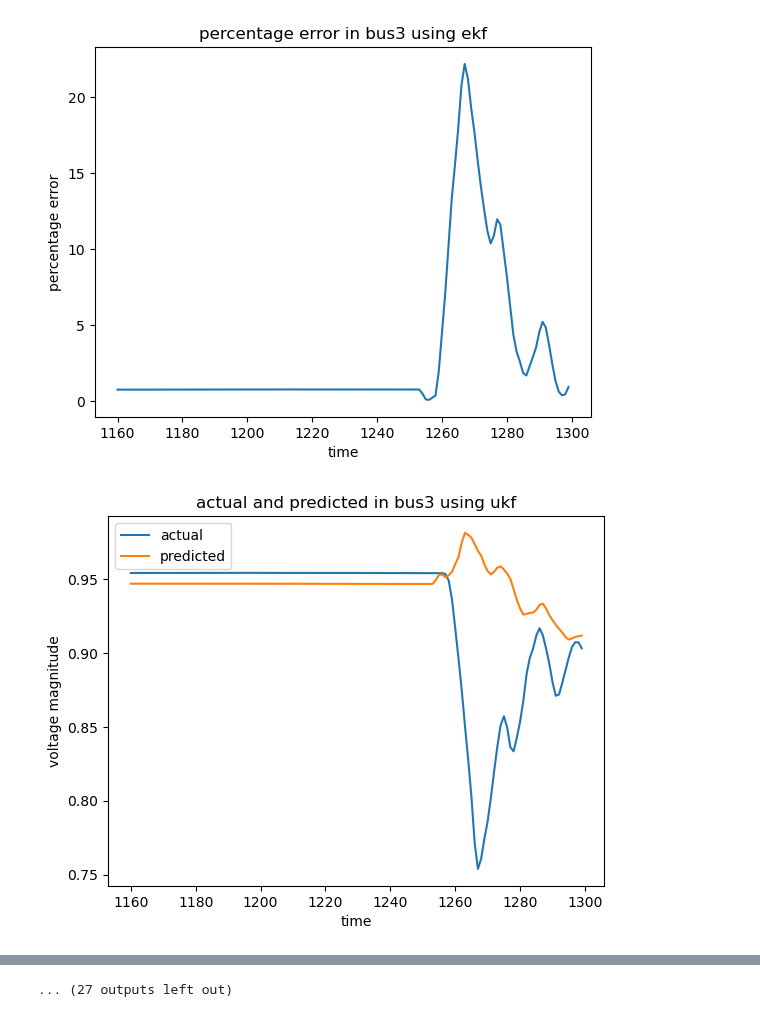
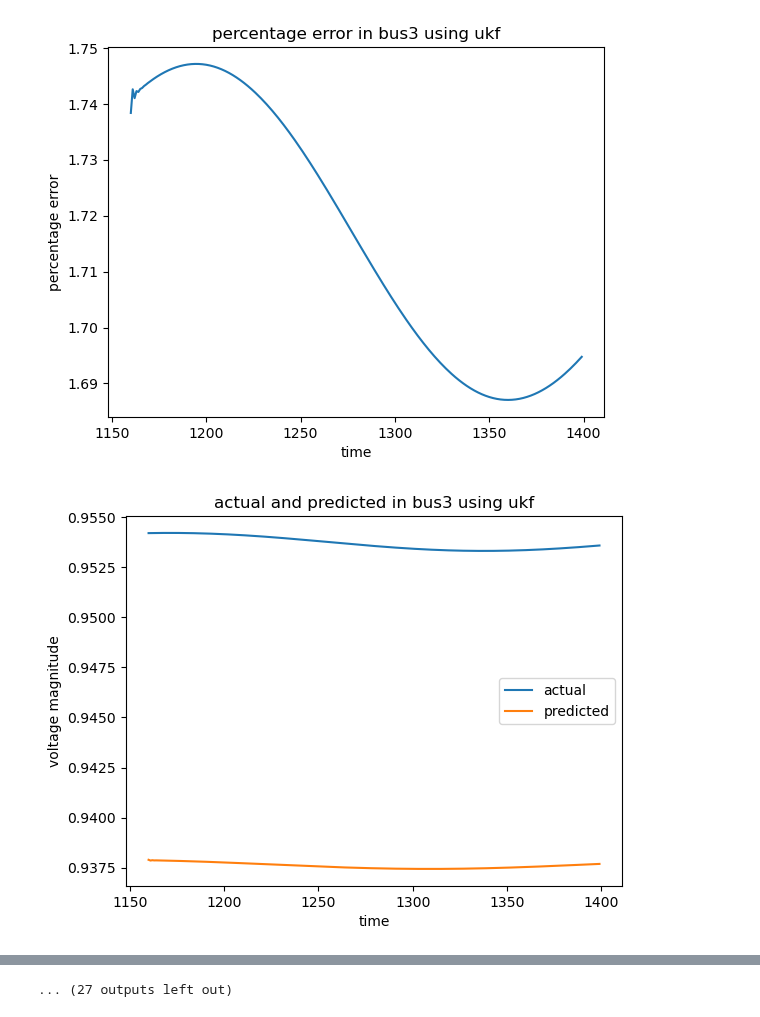
Before and after one commit to ayush-thakur/DSE_IEEE_14_bus, a Jupyter notebook: DSE_UKF_2.ipynb, the cells around one changed output, grey strips where cells are left out. Saved outputs shown, nothing was run; the diff lists cells and outputs as text; code cells hidden in the pictures.

```diff
--- a/DSE_UKF_2.ipynb
+++ b/DSE_UKF_2.ipynb
@@ -400,5 +390,35 @@ def fx(x, dt):
+# %%
+def fx(x, dt):
+    # ybus = ybusppg(14)
+    # G = ybus.real
+    # B = ybus.imag
+    # num_buses=14
+    # F=np.zeros((27,27))
+    # V=x[13:]
+    # del1=x[:13]
+    # np.insert(del1,0,1)
+    # for i in range(0,13):
+    #     for j in range(0,13):
+    #         if i != j:
+    #             # Partial derivatives of P_i w.r.t. V_i, θ_i
+    #             F[i][i] += V[j] * (G[i,j] * np.cos(del1[i] - del1[j]) + B[i,j] * np.sin(del1[i] - del1[j]))
+    #             F[i][j] += V[i] * (G[i,j] * np.cos(del1[i] - del1[j]) + B[i,j] * np.sin(del1[i] - del1[j]))
+    #             F[i + num_buses][i] += -V[i] * (G[i,j] * np.sin(del1[i] - del1[j]) - B[i,j] * np.cos(del1[i] - del1[j]))
+    #             F[i + num_buses][j] += -V[i] * (G[i,j]* np.sin(del1[i] - del1[j]) - B[i,j] * np.cos(del1[i] - del1[j]))
+
+    #             # Partial derivatives of Q_i w.r.t. V_i, θ_i
+    #             F[i  ][i] += V[j] * (G[i,j] * np.sin(del1[i] - del1[j]) - B[i,j] * np.cos(del1[i] - del1[j]))
+    #             F[i  ][j] += V[i] * (G[i,j] * np.sin(del1[i] - del1[j]) - B[i,j] * np.cos(del1[i] - del1[j]))
+    #             F[i + num_buses ][i] += V[i] * (G[i,j] * np.cos(del1[i] - del1[j]) + B[i,j] * np.sin(del1[i] - del1[j]))
+    #             F[i + num_buses ][j] += V[i] * (G[i,j] * np.cos(del1[i] - del1[j]) + B[i,j] * np.sin(del1[i] - del1[j]))
+    # print("F is ...................................")
+    # print(F)
+    F=np.identity(27)*0.75
+
+    FdotX=np.dot(F, x)
+    return FdotX
 # %%
-Pi=pd.read_csv("data/PQ_fault_modified3.csv")
+Pi=pd.read_csv("data/validation_measurement1_modified1.csv")
 nbus=14;
 Pi= Pi.to_numpy();
 num=14
@@ -445,7 +465,7 @@ c1=0
 #doing for bus wise results
 x_g=[]
 y_g=[]
-df=pd.read_csv("data/Vrms_fault3.csv")
+df=pd.read_csv("data/validation_states1.csv")
 y_actual=[]
 y_error=[]
 y_per_error=[]
@@ -454,7 +474,7 @@ for i2 in range(14):
     y_error.append([])
     y_actual.append([])
     y_per_error.append([])
-for i in range (1150,1300):
+for i in range (1150,1400):
     # h1=Hx(kf.x)
     zdata = zdatas(i)
     z1 = zdata[:,2]
@@ -469,8 +489,6 @@ for i in range (1150,1300):
     # Presenting the results
     # ===================
 
-    # print(i,end="  ")
-    # print("state \n\n",kf.x[13:])
 
     c+=1
 
@@ -515,7 +533,7 @@ for i2 in range(14):
     plot.show()
 
     plot.plot(x_g,y_per_error[i2],label=f"percentage error")
-    plot.title(f'percentage error in bus{i2+1} using ekf')
+    plot.title(f'percentage error in bus{i2+1} using ukf')
     plot.xlabel('time')
     plot.ylabel('percentage error')
     plot.show()
@@ -555,2 +573,2 @@ for i2 in range(14):
-[figure, old version]
+[figure, new version]
-[figure, old version]
+[figure, new version]
```
Also changed, not shown: parts of 2 cells of this notebook, 2 other files.
